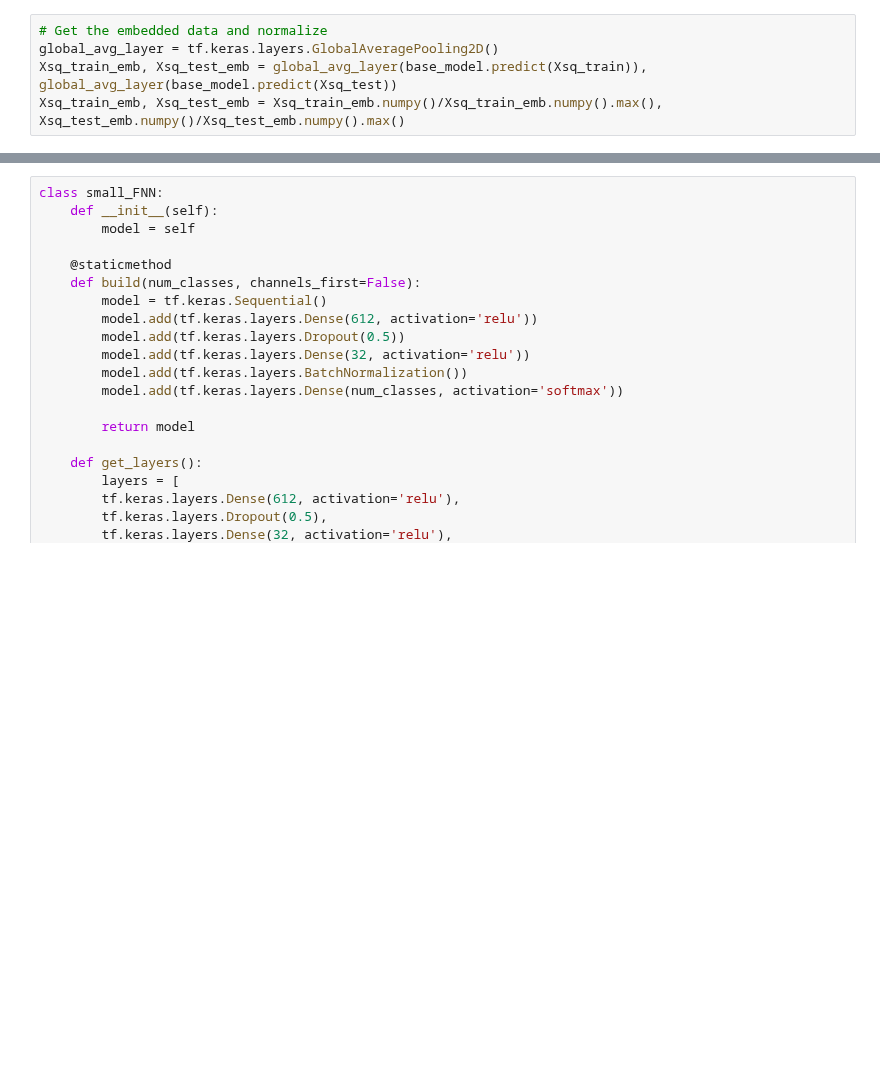
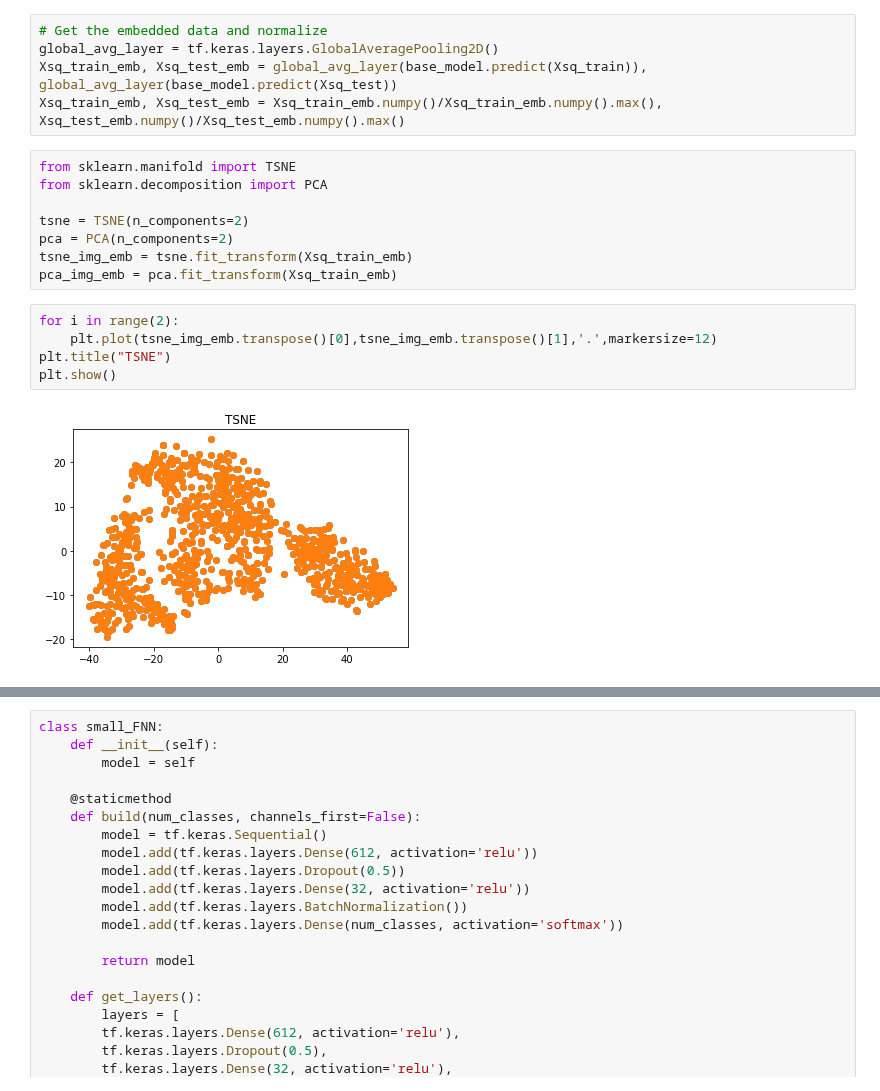
Before and after one commit to zmiller22/AM216, a Jupyter notebook: HW4/P2-Copy2.ipynb, the cells around one changed output, grey strips where cells are left out. Saved outputs shown, nothing was run; the diff lists cells and outputs as text; blank space fills up the shorter version.

```diff
--- a/HW4/P2-Copy2.ipynb
+++ b/HW4/P2-Copy2.ipynb
@@ -89,3 +89,18 @@ with tf.device('/CPU:0'):
 global_avg_layer = tf.keras.layers.GlobalAveragePooling2D()
 Xsq_train_emb, Xsq_test_emb = global_avg_layer(base_model.predict(Xsq_train)), global_avg_layer(base_model.predict(Xsq_test))
 Xsq_train_emb, Xsq_test_emb = Xsq_train_emb.numpy()/Xsq_train_emb.numpy().max(), Xsq_test_emb.numpy()/Xsq_test_emb.numpy().max()
+# %%
+from sklearn.manifold import TSNE
+from sklearn.decomposition import PCA
+
+tsne = TSNE(n_components=2)
+pca = PCA(n_components=2)
+tsne_img_emb = tsne.fit_transform(Xsq_train_emb)
+pca_img_emb = pca.fit_transform(Xsq_train_emb)
+# %%
+for i in range(2):
+    plt.plot(tsne_img_emb.transpose()[0],tsne_img_emb.transpose()[1],'.',markersize=12)
+plt.title("TSNE")
+plt.show()
+# %% [output]
+[figure, added]
```
Also changed, not shown: parts of 1 cell of this notebook, 1 other file.
